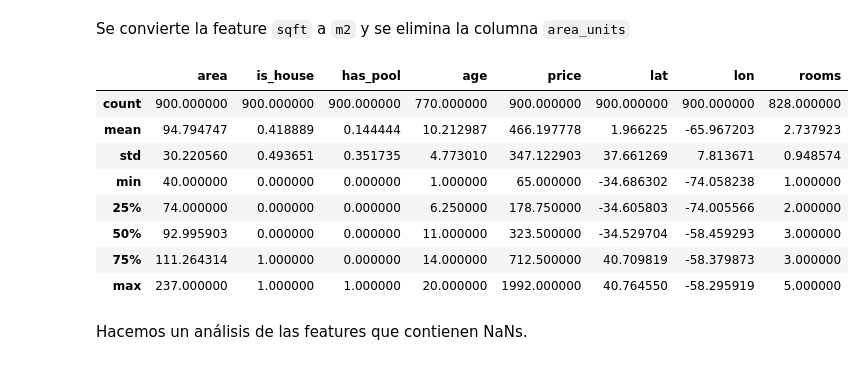
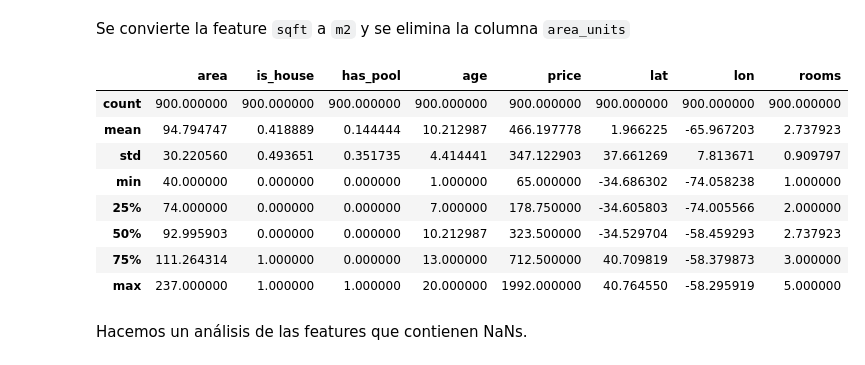
Before and after one commit to frizynn/tp1-machine-learning, a Jupyter notebook: src/Entrega_Tp1.ipynb, the cells around one changed output. Cells and saved outputs as stored; diff of their text form; code cells hidden in the pictures.

```diff
--- a/src/Entrega_Tp1.ipynb
+++ b/src/Entrega_Tp1.ipynb
@@ -45,22 +45,22 @@
 # %%
 from utils.data import preprocess_data
 
 df_preprocessed_path = r"../data/processed/casas_dev.csv"
 
-df_preprocessed_dev = preprocess_data(df_raw_dev, df_preprocessed_path)
+# df_preprocessed_dev = preprocess_data(df_raw_dev, df_preprocessed_path)
 
 df_preprocessed_dev = pd.read_csv(df_preprocessed_path)
 
 df_preprocessed_dev.describe(include='all')
 # %% [output]
 |  | area | is_house | has_pool | age | price | lat | lon | rooms |
-| count | 900.000000 | 900.000000 | 900.000000 | 770.000000 | 900.000000 | 900.000000 | 900.000000 | 828.000000 |
+| count | 900.000000 | 900.000000 | 900.000000 | 900.000000 | 900.000000 | 900.000000 | 900.000000 | 900.000000 |
 | mean | 94.794747 | 0.418889 | 0.144444 | 10.212987 | 466.197778 | 1.966225 | -65.967203 | 2.737923 |
-| std | 30.220560 | 0.493651 | 0.351735 | 4.773010 | 347.122903 | 37.661269 | 7.813671 | 0.948574 |
+| std | 30.220560 | 0.493651 | 0.351735 | 4.414441 | 347.122903 | 37.661269 | 7.813671 | 0.909797 |
 | min | 40.000000 | 0.000000 | 0.000000 | 1.000000 | 65.000000 | -34.686302 | -74.058238 | 1.000000 |
-| 25% | 74.000000 | 0.000000 | 0.000000 | 6.250000 | 178.750000 | -34.605803 | -74.005566 | 2.000000 |
-| 50% | 92.995903 | 0.000000 | 0.000000 | 11.000000 | 323.500000 | -34.529704 | -58.459293 | 3.000000 |
-| 75% | 111.264314 | 1.000000 | 0.000000 | 14.000000 | 712.500000 | 40.709819 | -58.379873 | 3.000000 |
+| 25% | 74.000000 | 0.000000 | 0.000000 | 7.000000 | 178.750000 | -34.605803 | -74.005566 | 2.000000 |
+| 50% | 92.995903 | 0.000000 | 0.000000 | 10.212987 | 323.500000 | -34.529704 | -58.459293 | 2.737923 |
+| 75% | 111.264314 | 1.000000 | 0.000000 | 13.000000 | 712.500000 | 40.709819 | -58.379873 | 3.000000 |
 | max | 237.000000 | 1.000000 | 1.000000 | 20.000000 | 1992.000000 | 40.764550 | -58.295919 | 5.000000 |
 # %%
 df_raw_test_path = r"../data/raw/casas_test.csv"
```
Also changed, not shown: parts of 37 cells of this notebook, 2 other files.
